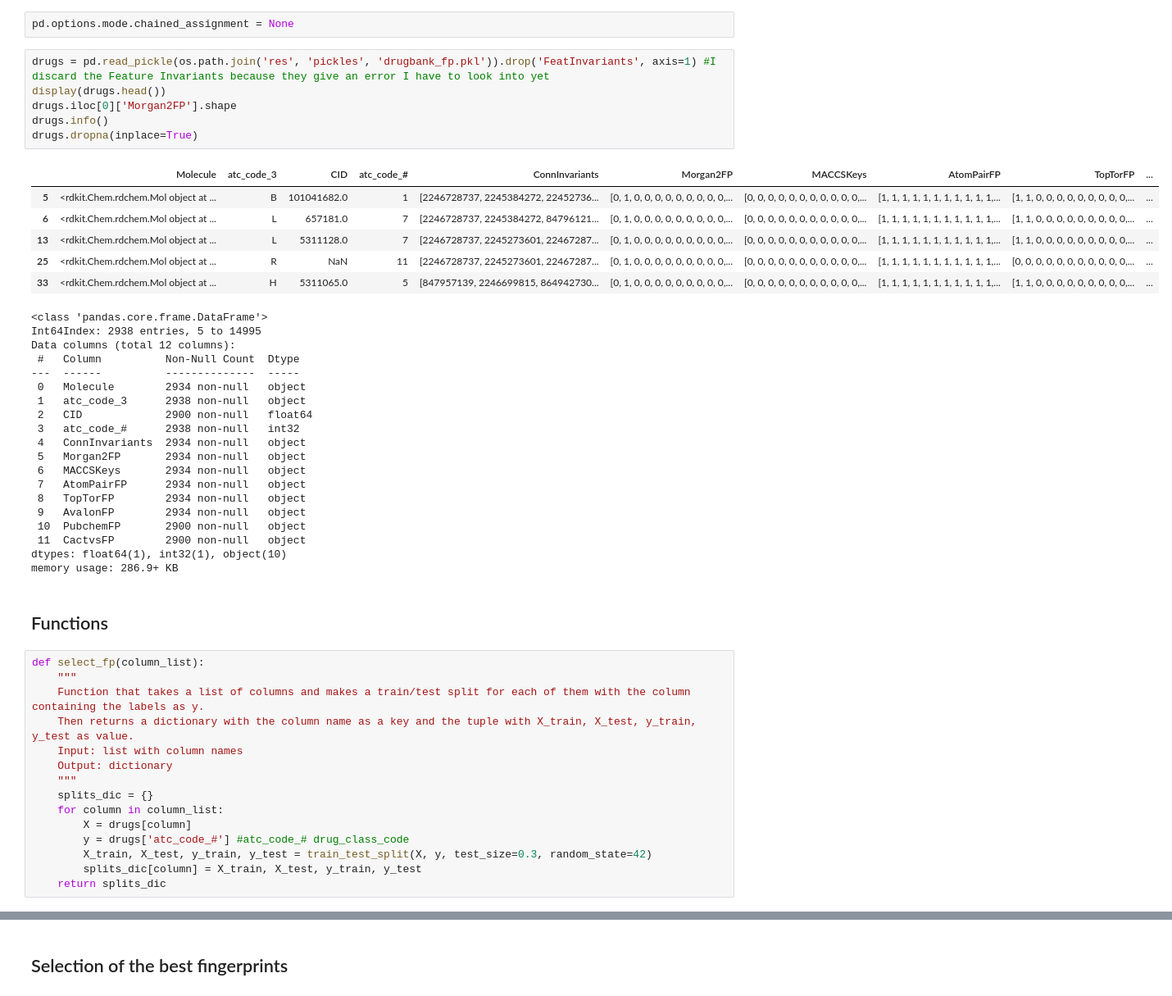
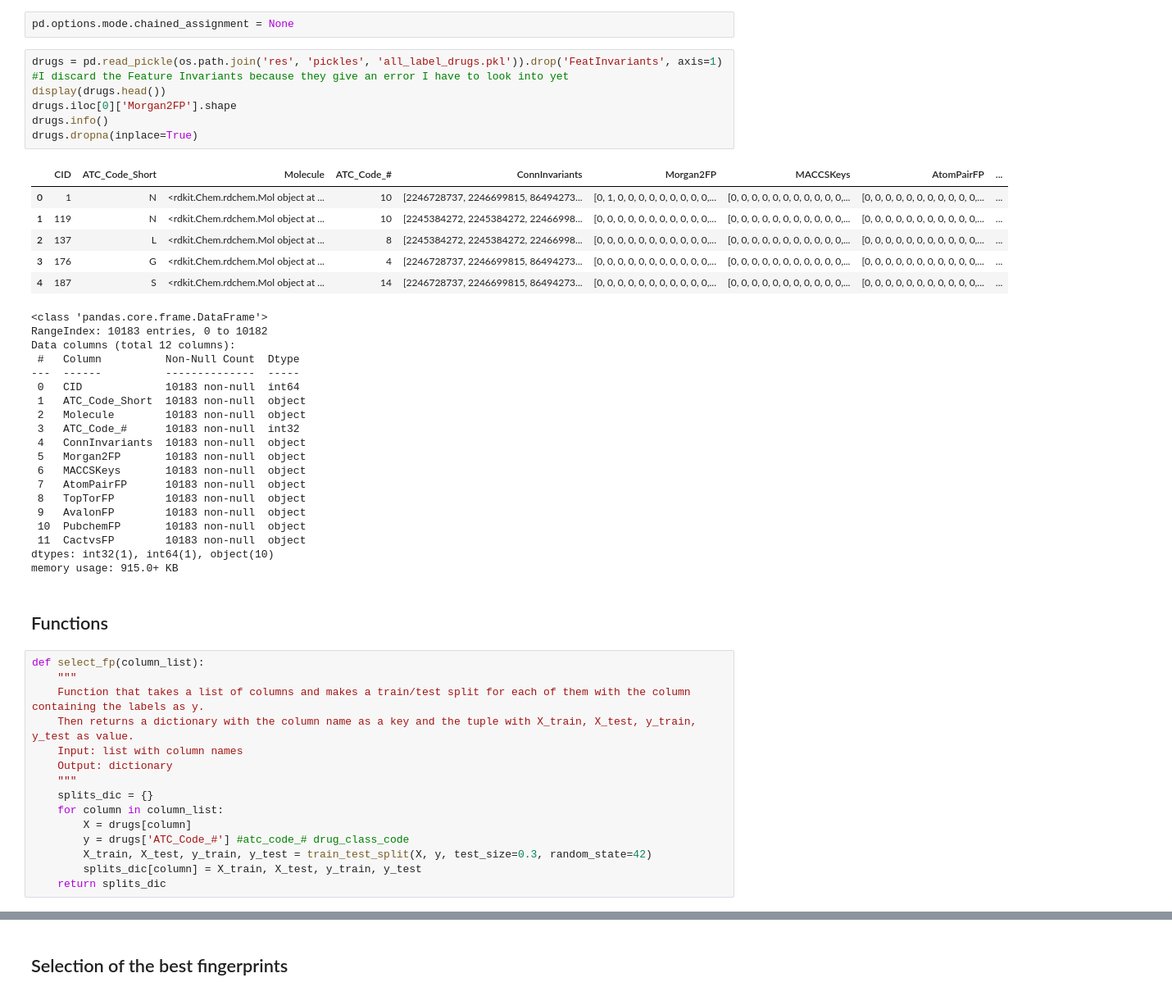
Before and after one commit to JoseCouceiro/TFM_project, a Jupyter notebook: MVP/select_fingerprints.ipynb, the cells around one changed output, grey strips where cells are left out. Shown at 82% size. Cells and saved outputs as stored; diff of their text form.

```diff
--- a/MVP/select_fingerprints.ipynb
+++ b/MVP/select_fingerprints.ipynb
@@ -24,37 +22,37 @@ ModuleNotFoundError: No module named 'pandas'
 # %%
 pd.options.mode.chained_assignment = None
 # %%
-drugs = pd.read_pickle(os.path.join('res', 'pickles', 'drugbank_fp.pkl')).drop('FeatInvariants', axis=1) #I discard the Feature Invariants because they give an error I have to look into yet
+drugs = pd.read_pickle(os.path.join('res', 'pickles', 'all_label_drugs.pkl')).drop('FeatInvariants', axis=1) #I discard the Feature Invariants because they give an error I have to look into yet
 display(drugs.head())
 drugs.iloc[0]['Morgan2FP'].shape
 drugs.info()
 drugs.dropna(inplace=True)
 # %% [output]
-|  | Molecule | atc_code_3 | CID | atc_code_# | ConnInvariants | Morgan2FP | MACCSKeys | AtomPairFP | TopTorFP | ... |
-| 5 | <rdkit.Chem.rdchem.Mol object at ... | B | 101041682.0 | 1 | [2246728737, 2245384272, 22452736... | [0, 1, 0, 0, 0, 0, 0, 0, 0, 0, 0,... | [0, 0, 0, 0, 0, 0, 0, 0, 0, 0, 0,... | [1, 1, 1, 1, 1, 1, 1, 1, 1, 1, 1,... | [1, 1, 0, 0, 0, 0, 0, 0, 0, 0, 0,... | ... |
-| 6 | <rdkit.Chem.rdchem.Mol object at ... | L | 657181.0 | 7 | [2246728737, 2245384272, 84796121... | [0, 1, 0, 0, 0, 0, 0, 0, 0, 0, 0,... | [0, 0, 0, 0, 0, 0, 0, 0, 0, 0, 0,... | [1, 1, 1, 1, 1, 1, 1, 1, 1, 1, 1,... | [1, 1, 0, 0, 0, 0, 0, 0, 0, 0, 0,... | ... |
-| 13 | <rdkit.Chem.rdchem.Mol object at ... | L | 5311128.0 | 7 | [2246728737, 2245273601, 22467287... | [0, 1, 0, 0, 0, 0, 0, 0, 0, 0, 0,... | [0, 0, 0, 0, 0, 0, 0, 0, 0, 0, 0,... | [1, 1, 1, 1, 1, 1, 1, 1, 1, 1, 1,... | [1, 1, 0, 0, 0, 0, 0, 0, 0, 0, 0,... | ... |
-| 25 | <rdkit.Chem.rdchem.Mol object at ... | R | NaN | 11 | [2246728737, 2245273601, 22467287... | [0, 1, 0, 0, 0, 0, 0, 0, 0, 0, 0,... | [0, 0, 0, 0, 0, 0, 0, 0, 0, 0, 0,... | [1, 1, 1, 1, 1, 1, 1, 1, 1, 1, 1,... | [0, 0, 0, 0, 0, 0, 0, 0, 0, 0, 0,... | ... |
-| 33 | <rdkit.Chem.rdchem.Mol object at ... | H | 5311065.0 | 5 | [847957139, 2246699815, 864942730... | [0, 1, 0, 0, 0, 0, 0, 0, 0, 0, 0,... | [0, 0, 0, 0, 0, 0, 0, 0, 0, 0, 0,... | [1, 1, 1, 1, 1, 1, 1, 1, 1, 1, 1,... | [1, 1, 0, 0, 0, 0, 0, 0, 0, 0, 0,... | ... |
+|  | CID | ATC_Code_Short | Molecule | ATC_Code_# | ConnInvariants | Morgan2FP | MACCSKeys | AtomPairFP | ... |
+| 0 | 1 | N | <rdkit.Chem.rdchem.Mol object at ... | 10 | [2246728737, 2246699815, 86494273... | [0, 1, 0, 0, 0, 0, 0, 0, 0, 0, 0,... | [0, 0, 0, 0, 0, 0, 0, 0, 0, 0, 0,... | [0, 0, 0, 0, 0, 0, 0, 0, 0, 0, 0,... | ... |
+| 1 | 119 | N | <rdkit.Chem.rdchem.Mol object at ... | 10 | [2245384272, 2245384272, 22466998... | [0, 0, 0, 0, 0, 0, 0, 0, 0, 0, 0,... | [0, 0, 0, 0, 0, 0, 0, 0, 0, 0, 0,... | [0, 0, 0, 0, 0, 0, 0, 0, 0, 0, 0,... | ... |
+| 2 | 137 | L | <rdkit.Chem.rdchem.Mol object at ... | 8 | [2245384272, 2245384272, 22466998... | [0, 0, 0, 0, 0, 0, 0, 0, 0, 0, 0,... | [0, 0, 0, 0, 0, 0, 0, 0, 0, 0, 0,... | [0, 0, 0, 0, 0, 0, 0, 0, 0, 0, 0,... | ... |
+| 3 | 176 | G | <rdkit.Chem.rdchem.Mol object at ... | 4 | [2246728737, 2246699815, 86494273... | [0, 0, 0, 0, 0, 0, 0, 0, 0, 0, 0,... | [0, 0, 0, 0, 0, 0, 0, 0, 0, 0, 0,... | [0, 0, 0, 0, 0, 0, 0, 0, 0, 0, 0,... | ... |
+| 4 | 187 | S | <rdkit.Chem.rdchem.Mol object at ... | 14 | [2246728737, 2246699815, 86494273... | [0, 0, 0, 0, 0, 0, 0, 0, 0, 0, 0,... | [0, 0, 0, 0, 0, 0, 0, 0, 0, 0, 0,... | [0, 0, 0, 0, 0, 0, 0, 0, 0, 0, 0,... | ... |
 <class 'pandas.core.frame.DataFrame'>
-Int64Index: 2938 entries, 5 to 14995
+RangeIndex: 10183 entries, 0 to 10182
 Data columns (total 12 columns):
  #   Column          Non-Null Count  Dtype
 ---  ------          --------------  -----
- 0   Molecule        2934 non-null   object
- 1   atc_code_3      2938 non-null   object
- 2   CID             2900 non-null   float64
- 3   atc_code_#      2938 non-null   int32
- 4   ConnInvariants  2934 non-null   object
- 5   Morgan2FP       2934 non-null   object
- 6   MACCSKeys       2934 non-null   object
- 7   AtomPairFP      2934 non-null   object
- 8   TopTorFP        2934 non-null   object
- 9   AvalonFP        2934 non-null   object
- 10  PubchemFP       2900 non-null   object
- 11  CactvsFP        2900 non-null   object
-dtypes: float64(1), int32(1), object(10)
-memory usage: 286.9+ KB
+ 0   CID             10183 non-null  int64
+ 1   ATC_Code_Short  10183 non-null  object
+ 2   Molecule        10183 non-null  object
+ 3   ATC_Code_#      10183 non-null  int32
+ 4   ConnInvariants  10183 non-null  object
+ 5   Morgan2FP       10183 non-null  object
+ 6   MACCSKeys       10183 non-null  object
+ 7   AtomPairFP      10183 non-null  object
+ 8   TopTorFP        10183 non-null  object
+ 9   AvalonFP        10183 non-null  object
+ 10  PubchemFP       10183 non-null  object
+ 11  CactvsFP        10183 non-null  object
+dtypes: int32(1), int64(1), object(10)
+memory usage: 915.0+ KB
 # %% [markdown]
 ## Functions
 # %%
@@ -68,7 +66,7 @@ def select_fp(column_list):
     splits_dic = {}
     for column in column_list:
         X = drugs[column]
-        y = drugs['atc_code_#'] #atc_code_# drug_class_code
+        y = drugs['ATC_Code_#'] #atc_code_# drug_class_code
         X_train, X_test, y_train, y_test = train_test_split(X, y, test_size=0.3, random_state=42)
         splits_dic[column] = X_train, X_test, y_train, y_test
     return splits_dic
```
Also changed, not shown: parts of 5 cells of this notebook, 16 other files.
